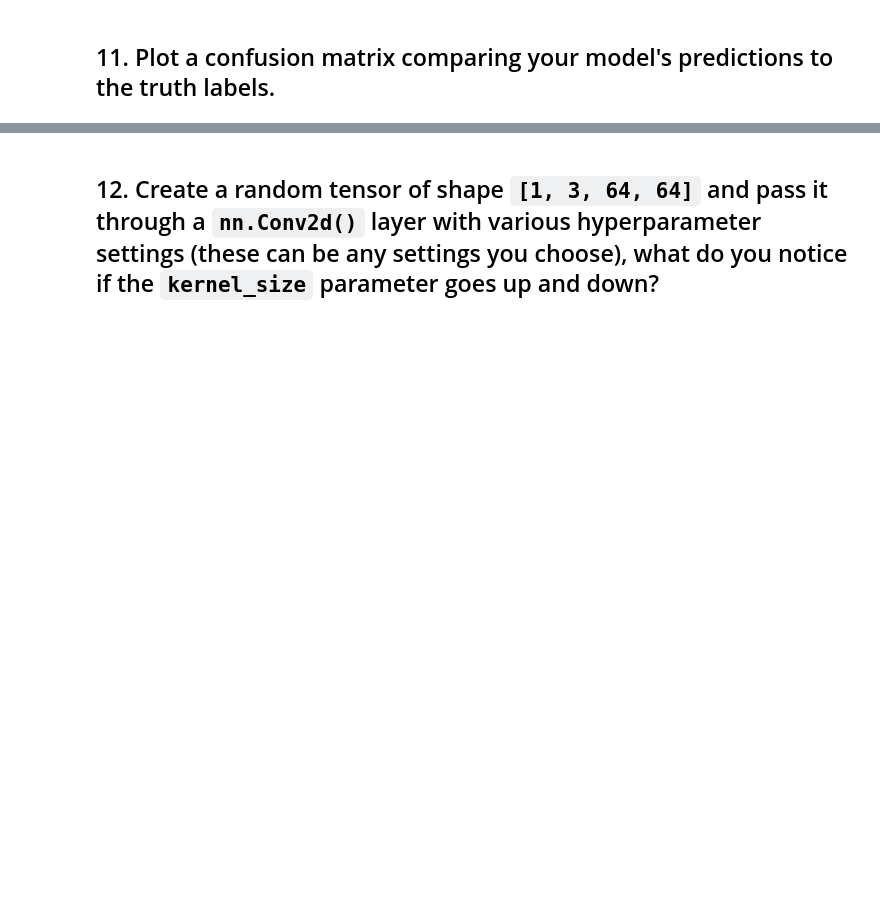
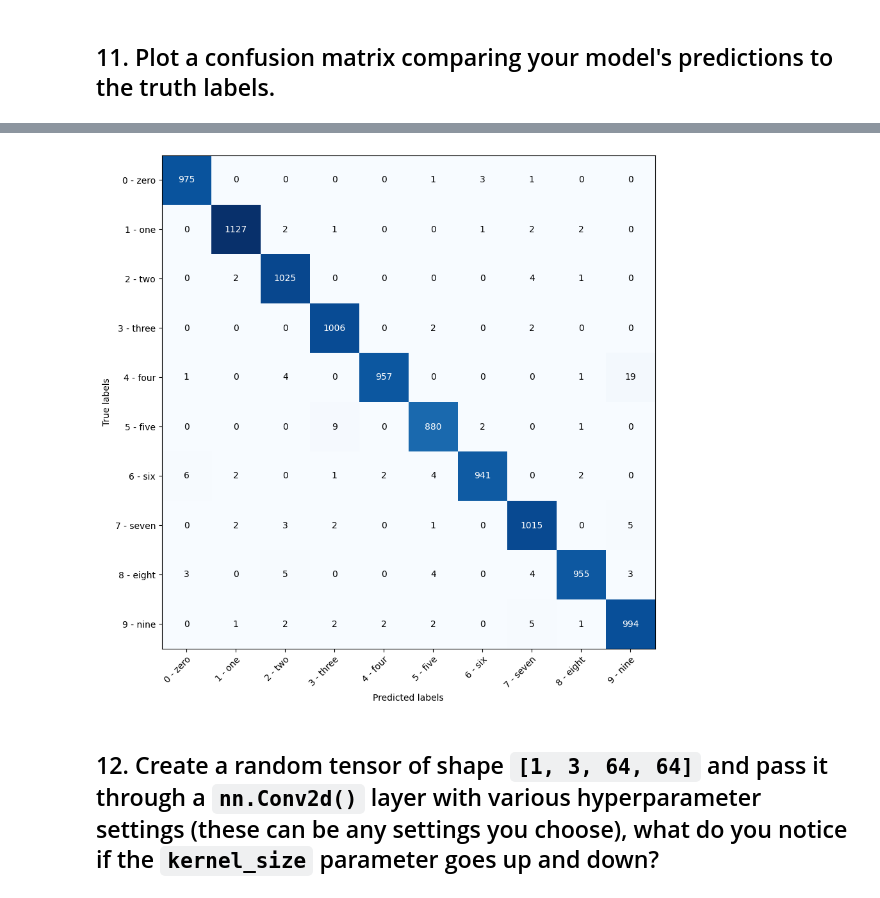
Before and after one commit to Shomtally/Pytorch-exercises, a Jupyter notebook: extras/exercises/03_pytorch_computer_vision_exercises.ipynb, the cells around one changed output, grey strips where cells are left out. Drawn from its saved outputs; the diff is of its cells as text; code cells hidden in the pictures; blank space fills up the shorter version.

```diff
--- a/extras/exercises/03_pytorch_computer_vision_exercises.ipynb
+++ b/extras/exercises/03_pytorch_computer_vision_exercises.ipynb
@@ -341,3 +341,17 @@ plt.show()
 [figure]
 # %% [markdown]
 ## 11. Plot a confusion matrix comparing your model's predictions to the truth labels.
+# %%
+from tqdm.auto import tqdm
+
+y_preds = []
+model_0.eval()
+with torch.inference_mode():
+  for X, y in tqdm(test_dataloader):
+    X, y = X.to(device), y.to(device)
+    y_logits = model_0(X)
+    y_pred = torch.softmax(y_logits, dim=1).argmax(dim=1)
+    y_preds.append(y_pred.cpu())
+
+y_preds_tensor = torch.cat(y_preds)
+y_preds[:10]
@@ -344,3 +379,19 @@ plt.show()
+# %%
+from torchmetrics import ConfusionMatrix
+from mlxtend.plotting import plot_confusion_matrix
+
+cm = ConfusionMatrix(task="multiclass", num_classes=len(class_name))
+cm_tensor = cm(preds = y_preds_tensor, target = test_data.targets)
+
+fig, ax = plot_confusion_matrix(conf_mat=cm_tensor.numpy(),
+                                class_names=class_name,
+                                figsize=(10, 10),
+                                cmap=plt.cm.Blues)
+plt.xlabel("Predicted labels")
+plt.ylabel("True labels")
+plt.show()
+# %% [output]
+[figure, added]
 # %% [markdown]
 ## 12. Create a random tensor of shape `[1, 3, 64, 64]` and pass it through a `nn.Conv2d()` layer with various hyperparameter settings (these can be any settings you choose), what do you notice if the `kernel_size` parameter goes up and down?
 # %% [markdown]
```
Also changed, not shown: parts of 4 cells of this notebook.
